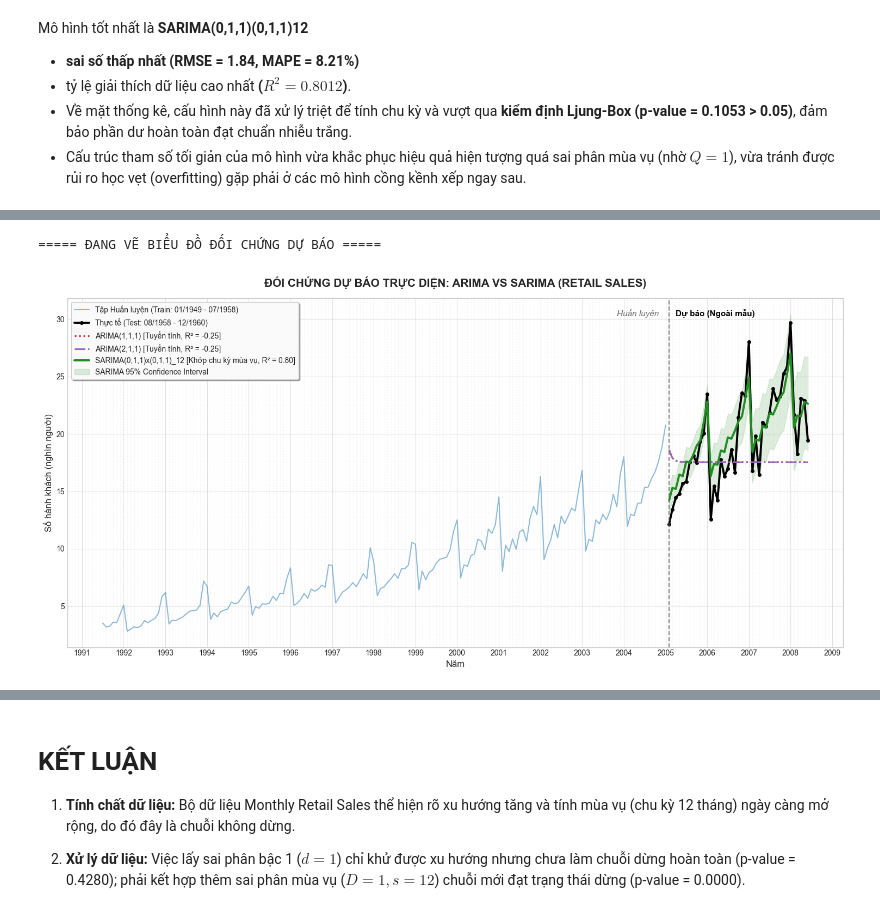
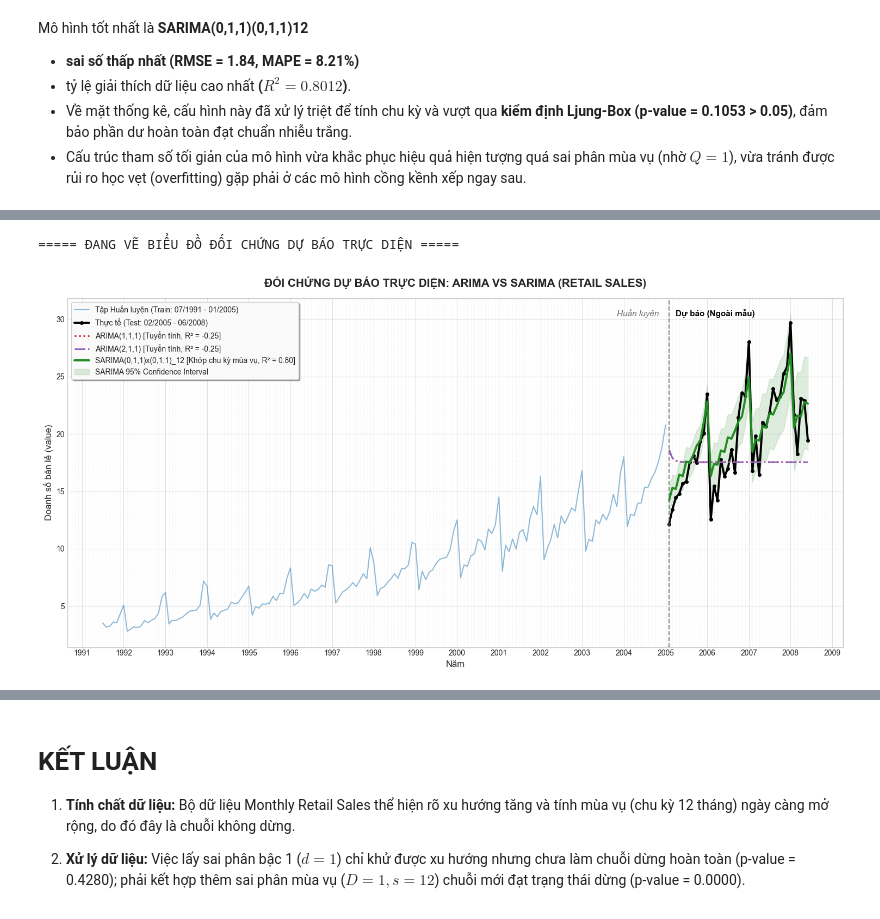
Before and after one commit to OrangkillEmily/Lab_TimeSeries, a Jupyter notebook: notebooks/lab02/Lab02_TimeSeries_Dataset1.ipynb, the cells around one changed output, grey strips where cells are left out. Saved outputs shown, nothing was run; the diff lists cells and outputs as text; code cells hidden in the pictures.

```diff
--- a/notebooks/lab02/Lab02_TimeSeries_Dataset1.ipynb
+++ b/notebooks/lab02/Lab02_TimeSeries_Dataset1.ipynb
@@ -268,10 +344,10 @@ while project_root.name != '' and not (project_root / 'src').exists():
 if str(project_root) not in sys.path:
     sys.path.append(str(project_root))
 
-from src.lab02_utils.stats import perform_adf_test
+from src.lab02.lab02_utils.stats import perform_adf_test
 
 
-train_path = project_root / 'data' / 'processed' / 'lab02_dataset1' / 'train_data.csv'
+train_path = project_root / 'data' / 'processed' / 'lab02' / 'Dataset1' / 'train_data.csv'
 
 
 train_df = pd.read_csv(train_path, parse_dates=['date'], index_col='date')
@@ -630,15 +681,0 @@ Hoi tu: CO
-# %%
-diag = {}
-print("===== CHẨN ĐOÁN PHẦN DƯ (RESIDUAL DIAGNOSTICS) =====")
-
-for name, order in orders.items():
-    tag = name.replace('(', '').replace(')', '').replace(',', '').lower()
-
-    print(f"\n--- Đang phân tích phần dư cho {name} ---")
-    diag[name] = residual_diagnostics(
-        result=models[name],
-        order=order,
-        lags=24,
-        title=f"{name} (Retail Sales)",
-        save_path=str(fig_dir / f'ARIMA_residuals_Dataset1_{tag}.png')
-    )
@@ -1078,55 +1189,43 @@ display(comp_table)
 # %%
-from src.lab02_utils.modeling import plot_arima_vs_sarima, forecast_test, calculate_metrics
+from src.lab02.lab02_utils.modeling import plot_arima_vs_sarima
 
-best_sarima_name = 'SARIMA(0,1,1)x(0,1,1)_12'
+# 1. Lấy đường dự báo của 2 mô hình ARIMA
+fc_arima111 = exp_arima111["forecast"]
+fc_arima211 = exp_arima211["forecast"]
 
-# 1. Trích xuất đường dự báo của 2 mô hình ARIMA
-fc_arima111, _ = forecast_test(models['ARIMA(1,1,1)'], steps=len(test))
-fc_arima111.index = test.index
+# 2. Lấy đường dự báo và dải tin cậy của SARIMA tốt nhất
+fc_sarima = forecast_dict[best_sarima_name]
+conf_sarima = conf_int_dict[best_sarima_name]
 
-fc_arima211, _ = forecast_test(models['ARIMA(2,1,1)'], steps=len(test))
-fc_arima211.index = test.index
-
-# 2. Trích xuất đường dự báo và dải tin cậy của SARIMA tốt nhất
-best_sarima_model = fitted_models[best_sarima_name]
-fc_sarima, conf_sarima = forecast_test(best_sarima_model, steps=len(test))
-fc_sarima.index = test.index
-conf_sarima.index = test.index
-
-# 3. Tính toán R2 trực tiếp tại chỗ
-r2_arima1 = calculate_metrics(test, fc_arima111)['R2']
-r2_arima2 = calculate_metrics(test, fc_arima211)['R2']
-r2_sarima = calculate_metrics(test, fc_sarima)['R2']
-
-# Cấu hình từ điển tham số cho hàm vẽ
+# 3. Lấy chỉ số R² tương ứng
 model_names = {
     'arima1': 'ARIMA(1,1,1)',
     'arima2': 'ARIMA(2,1,1)',
     'sarima': best_sarima_name
 }
 
 r2_scores = {
-    'arima1': r2_arima1,
-    'arima2': r2_arima2,
-    'sarima': r2_sarima
+    'arima1': exp_arima111["metrics"]['R2'],
+    'arima2': exp_arima211["metrics"]['R2'],
+    'sarima': sarima_best_row['R²']
 }
 
-print("===== ĐANG VẼ BIỂU ĐỒ ĐỐI CHỨNG DỰ BÁO =====")
+print("===== ĐANG VẼ BIỂU ĐỒ ĐỐI CHỨNG DỰ BÁO TRỰC DIỆN =====")
 
-# 4. Gọi hàm vẽ biểu đồ từ modeling.py
-
+# 4. Gọi hàm vẽ biểu đồ đối đầu
 plot_arima_vs_sarima(
     train=train,
     test=test,
     fc_arima1=fc_arima111,
     fc_arima2=fc_arima211,
     fc_sarima=fc_sarima,
     conf_int_sarima=conf_sarima,
     names=model_names,
     r2_scores=r2_scores,
     title='ĐỐI CHỨNG DỰ BÁO TRỰC DIỆN: ARIMA VS SARIMA (RETAIL SALES)',
-    save_path=str(fig_dir / 'so_sanh_arima_vs_sarima_chuan_Dataset1.png')
+    save_path=str(fig_dir / 'so_sanh_arima_vs_sarima_chuan_Dataset1.png'),
+    ylabel="Doanh số bán lẻ (value)"
 )
 # %% [output]
-===== ĐANG VẼ BIỂU ĐỒ ĐỐI CHỨNG DỰ BÁO =====
+===== ĐANG VẼ BIỂU ĐỒ ĐỐI CHỨNG DỰ BÁO TRỰC DIỆN =====
-[figure, old version]
+[figure, new version]
```
Also changed, not shown: parts of 28 cells of this notebook, 43 other files.
